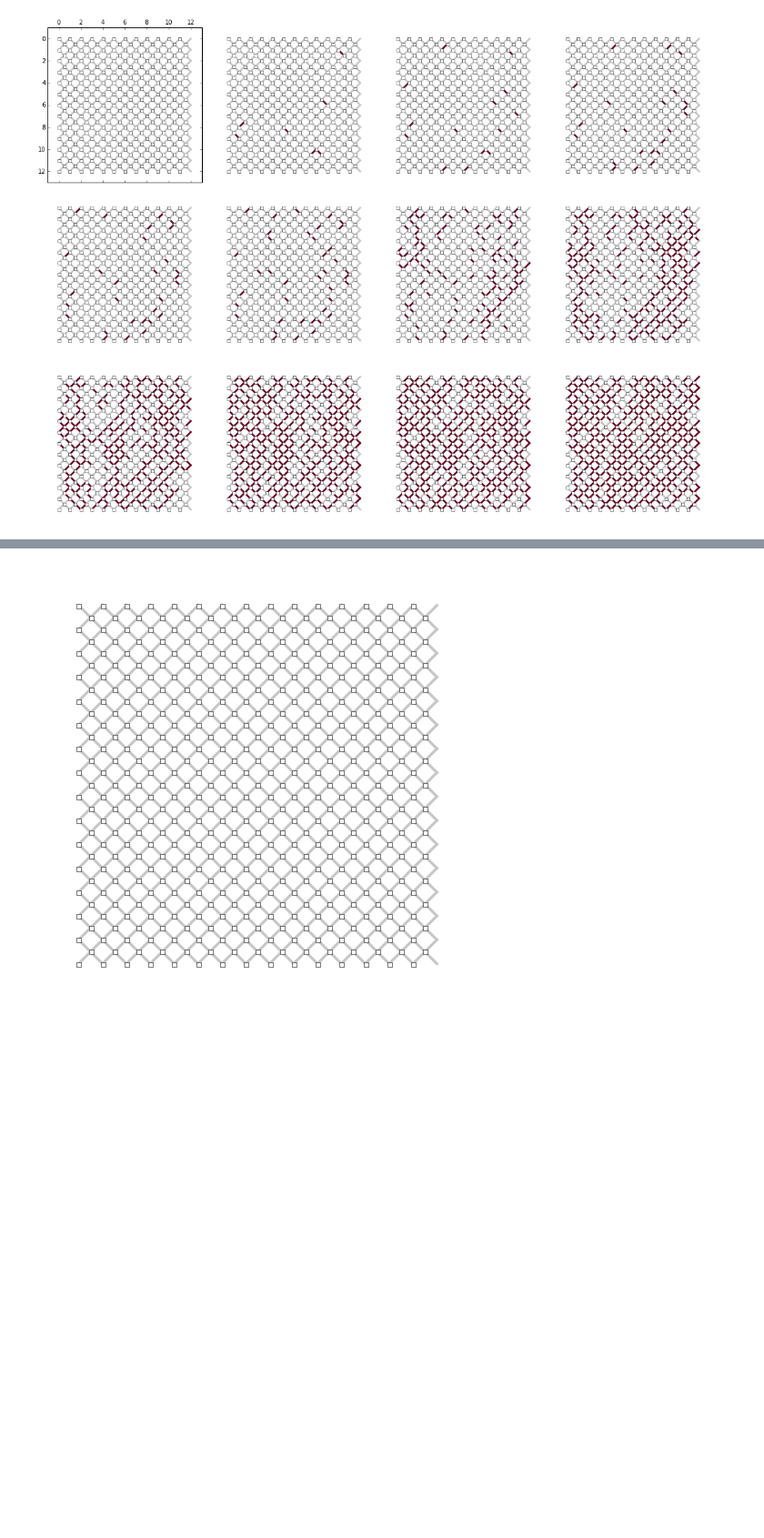
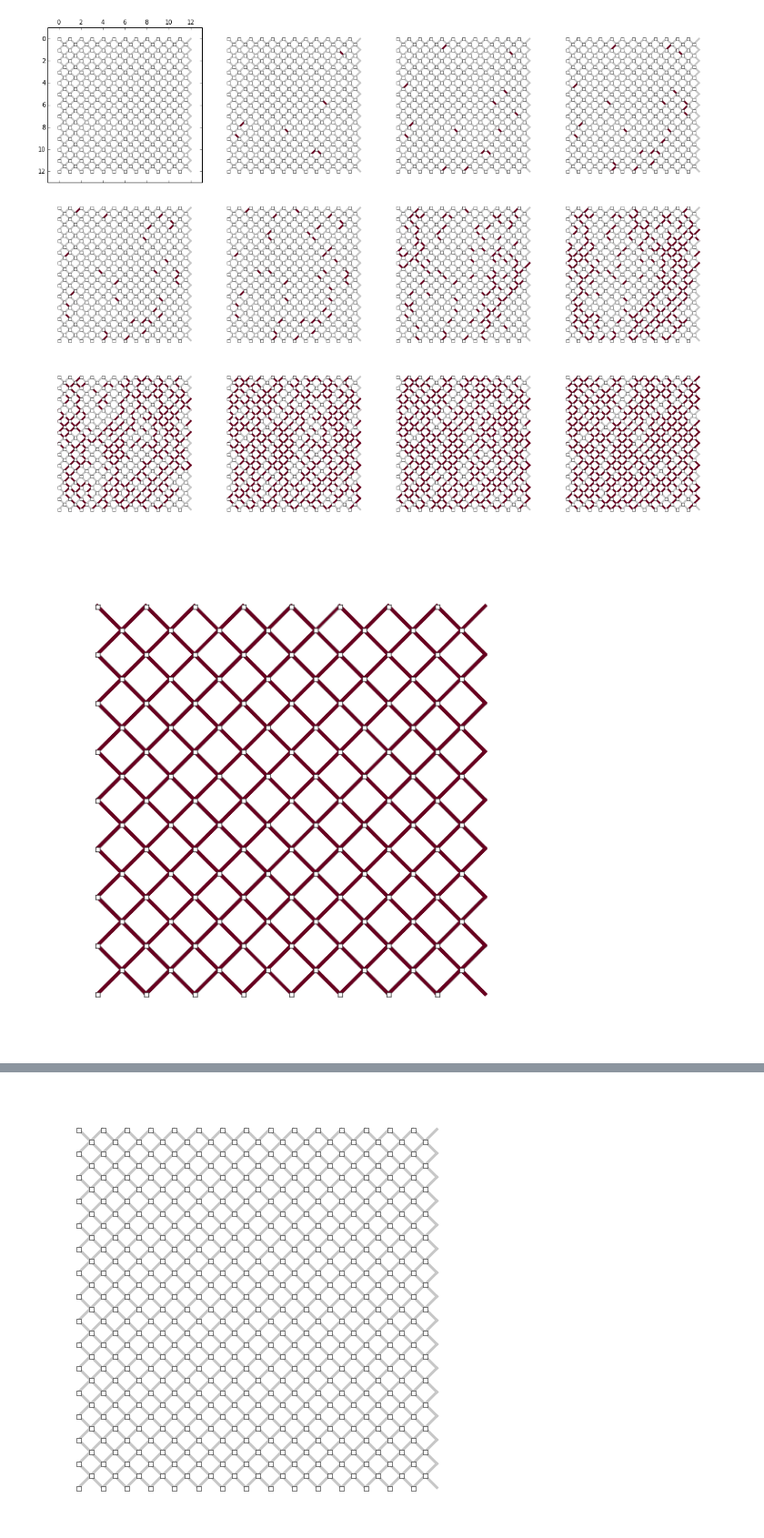
Before and after one commit to forrestsheldon/memNets, a Jupyter notebook: Fuse_Threshold_Network.ipynb, the cells around one changed output, grey strips where cells are left out. Shown at 91% size. Drawn from its saved outputs; the diff is of its cells as text; code cells hidden in the pictures; blank space fills up the shorter version.

```diff
--- a/Fuse_Threshold_Network.ipynb
+++ b/Fuse_Threshold_Network.ipynb
@@ -725,7 +725,7 @@ fig.savefig('Inside_a_network.png')
 # %% [output]
 [figure]
 # %%
-L_x = 12
+L_x = 8
 L_y = 2 * L_x + 1
 g_ON = 100
 g_OFF = 1
@@ -750,35 +750,40 @@ fig, ax = plt.subplots(figsize=(10, 10))
 test.solve_voltages('spsolve')
 test.calculate_currents()
 
 test.display_diag_grid(ax, (L_y, L_x), 'conductance')
 ax.set_axis_off()
 step = 0
-ax.savefig('movie_imgs/switching_net_'+str(step)+'.png')
+fig.savefig('movie_imgs/switching_net_'+str(step)+'.png')
 
 counter = 0
 
 total_memristors = 2 * L_x * (L_y-1)
 
 
 event_list = []
 voltages = [test.external_voltages[0]]
 conductivities = [test.conductivity()]
 
 event_list.append(test.switching_step())
 counter += sum(event_list[-1])
 conductivities.append(test.conductivity())
 step = 1
+test.display_diag_grid(ax, (L_y, L_x), 'conductance')
+ax.set_axis_off()
+fig.savefig('movie_imgs/switching_net_'+str(step)+'.png')
 
 while counter < total_memristors:
     test.update_voltage_busbar(test.new_voltage(test.external_voltages[0]))
     voltages.append(test.external_voltages[0])
     event_list.append(test.switching_step())
     counter += sum(event_list[-1])
     conductivities.append(test.conductivity())
     step +=1
     test.display_diag_grid(ax, (L_y, L_x), 'conductance')
     ax.set_axis_off()
-    ax.savefig('movie_imgs/switching_net_'+str(step)+'.png')
+    fig.savefig('movie_imgs/switching_net_'+str(step)+'.png')
+# %% [output]
+[figure, added]
 # %%
 fig, ax = plt.subplots(1, 3, figsize=(20, 5))
 
```
Also changed, not shown: parts of 3 cells of this notebook.
